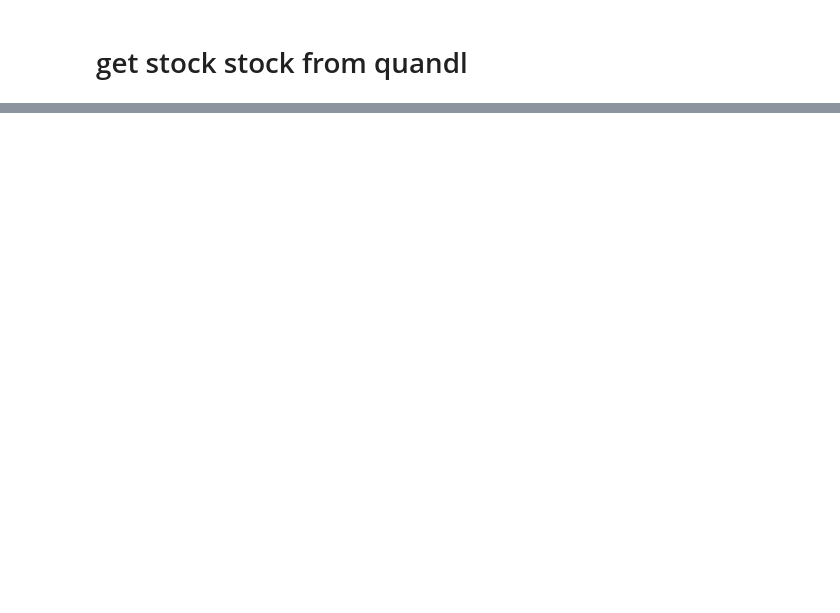
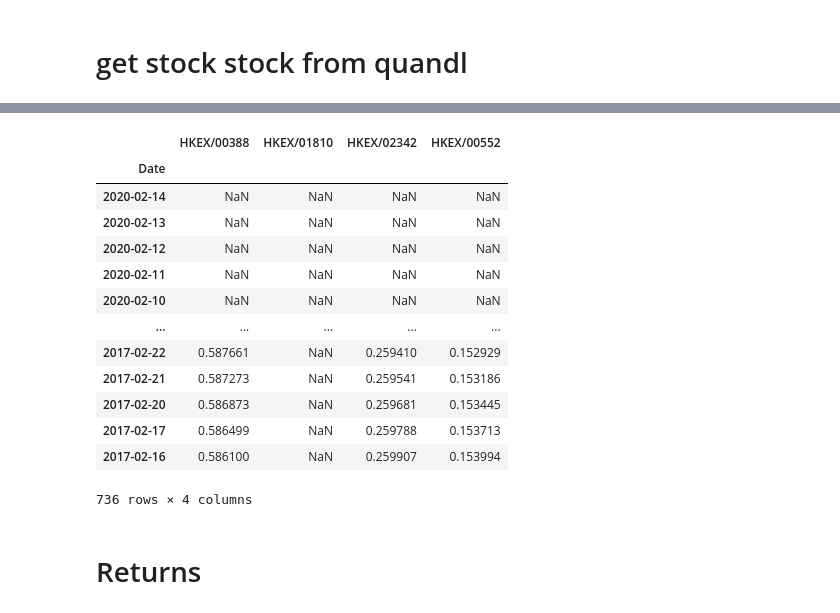
Before and after one commit to williammw/nd880_AI_for_trading, a Jupyter notebook: __LESSON_NOTES__/portfolio optimization (realworld).ipynb, the cells around one changed output, grey strips where cells are left out. Drawn from its saved outputs; the diff is of its cells as text; code cells hidden in the pictures; blank space fills up the shorter version.

```diff
--- a/__LESSON_NOTES__/portfolio optimization (realworld).ipynb
+++ b/__LESSON_NOTES__/portfolio optimization (realworld).ipynb
@@ -87,3 +156,42 @@ share_volumes
+# %%
+def calculate_dividend_weights(dividends):
+    """
+    Calculate dividend weights.
+
+    Parameters
+    ----------
+    dividends : DataFrame
+        Dividend for each stock and date
+
+    Returns
+    -------
+    dividend_weights : DataFrame
+        Weights for each stock and date
+    """
+    #TODO: Implement function
+    dividend_yield_over_time = np.cumsum(dividends, axis = 0)
+    dividend_weights = dividend_yield_over_time.divide(dividend_yield_over_time.sum(axis = 1), axis = 'index' )
+    return dividend_weights
+# %%
+etf_weights = calculate_dividend_weights(dividends)
+etf_weights
+# %% [output]
+|  | HKEX/00388 | HKEX/01810 | HKEX/02342 | HKEX/00552 |
+| Date |  |  |  |  |
+| 2020-02-14 | NaN | NaN | NaN | NaN |
+| 2020-02-13 | NaN | NaN | NaN | NaN |
+| 2020-02-12 | NaN | NaN | NaN | NaN |
+| 2020-02-11 | NaN | NaN | NaN | NaN |
+| 2020-02-10 | NaN | NaN | NaN | NaN |
+| ... | ... | ... | ... | ... |
+| 2017-02-22 | 0.587661 | NaN | 0.259410 | 0.152929 |
+| 2017-02-21 | 0.587273 | NaN | 0.259541 | 0.153186 |
+| 2017-02-20 | 0.586873 | NaN | 0.259681 | 0.153445 |
+| 2017-02-17 | 0.586499 | NaN | 0.259788 | 0.153713 |
+| 2017-02-16 | 0.586100 | NaN | 0.259907 | 0.153994 |
+736 rows × 4 columns
+# %% [markdown]
+# Returns
 # %%
 def generate_returns(prices):
     """
```
Also changed, not shown: parts of 34 cells of this notebook, 5 other files.
